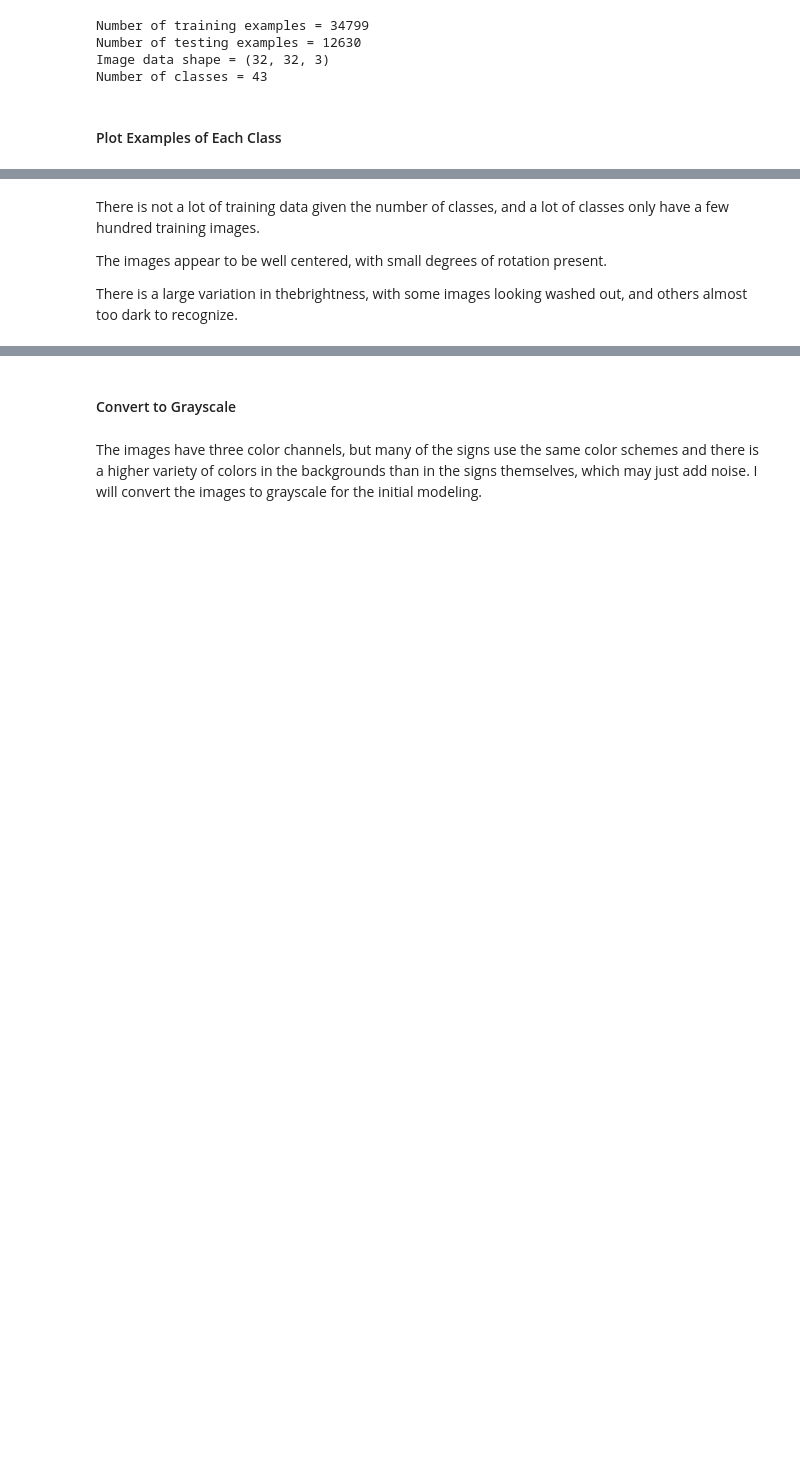
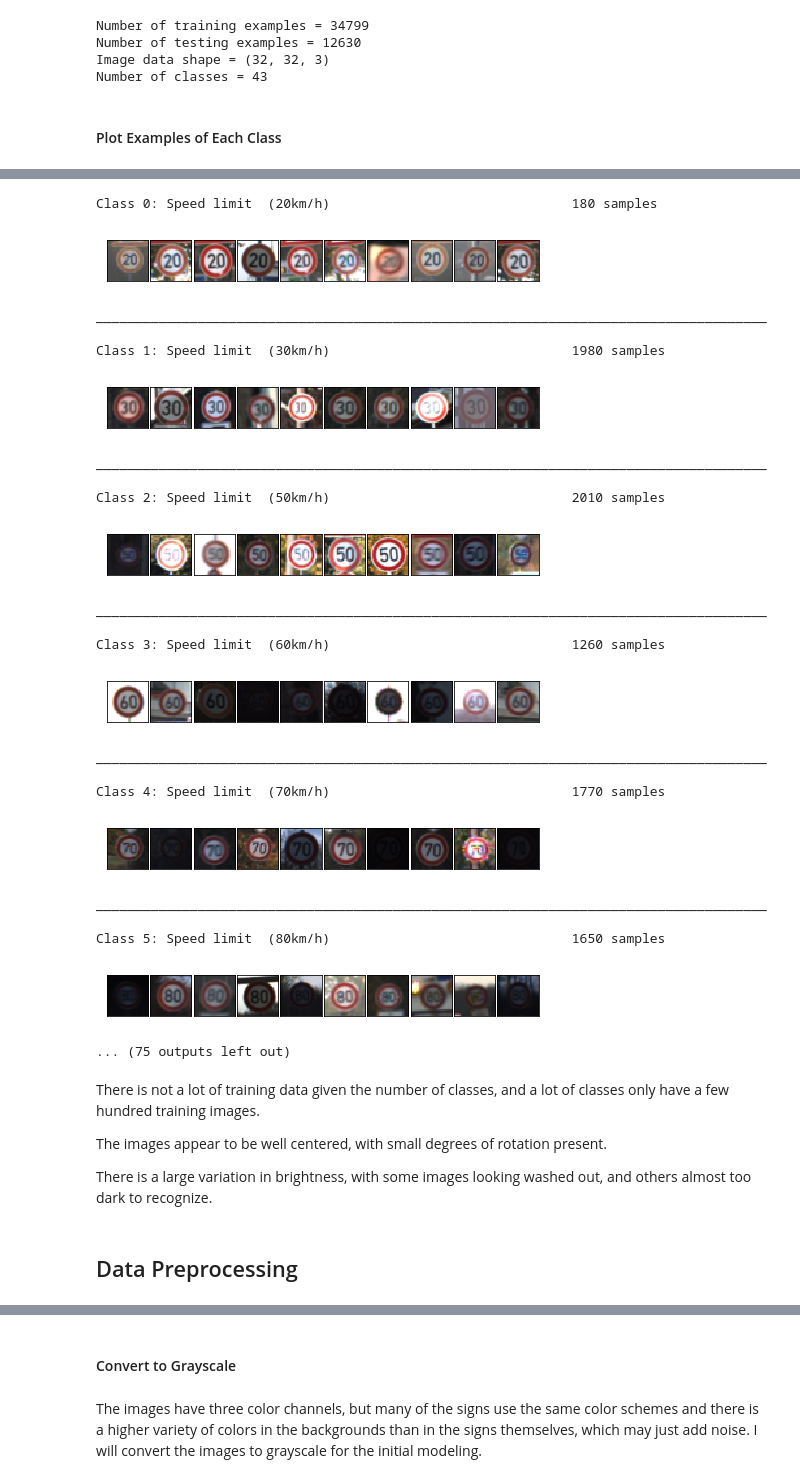
Before and after one commit to DerekSamsom/Capstone2, a Jupyter notebook: Code/Capstone_2_Traffic_sign_Recognition.ipynb, the cells around one changed output, grey strips where cells are left out. Saved outputs shown, nothing was run; the diff lists cells and outputs as text; code cells hidden in the pictures; blank space fills up the shorter version.

```diff
--- a/Code/Capstone_2_Traffic_sign_Recognition.ipynb
+++ b/Code/Capstone_2_Traffic_sign_Recognition.ipynb
@@ -59,16 +64,33 @@ Number of classes = 43
 # %%
-import random
-sign_class_names = pd.read_csv("sign_class_names.csv").values[:, 1]
-col_width = max(len(name) for name in sign_class_names)
+def plot_class_examples(x, y):
 
-for cls, cls_index, cls_count in zip(unique, index, counts):
-    print("Class %i: %-*s  %s samples" % (cls, col_width, sign_class_names[cls], str(cls_count)))
+    import random
+    classes, counts = np.unique(y, return_counts=True)
+    num_classes = len(classes)
+    image_shape = x[0].shape
+    num_channel = image_shape[2]
+    sign_class_names = pd.read_csv("sign_class_names.csv").values[:, 1]
+    col_width = max(len(name) for name in sign_class_names)
 
-    fig = plt.figure(figsize = (6, 1))
-    fig.subplots_adjust(left = 0, right = 1, bottom = 0, top = 1, hspace = 0.05, wspace = 0.05)
-    random_indices = random.sample(range(cls_index, cls_index + cls_count), 10)
-    for i in range(10):
-        axis = fig.add_subplot(1, 10, i + 1, xticks=[], yticks=[])
-        axis.imshow(X_train[random_indices[i]])
-    plt.show()
-    print("______________________________________________________________________________________\n")
+    for i in range(num_classes):
+
+        indexes = y == i   #Creates boolean array lenth 34,799
+        count = np.sum(indexes)  # Counts total of samples per class for each iteration
+        x_samples = x[indexes]  #Creates a 4d numpy array of the iteration's class
+        class_count = len(x_samples)
+        print("Class %i: %-*s  %s samples" % (i, col_width, sign_class_names[i], str(class_count)))
+
+        fig = plt.figure(figsize = (6, 1))
+        fig.subplots_adjust(left = 0, right = 1, bottom = 0, top = 1, hspace = 0.05, wspace = 0.05)
+        random_indices = random.sample(range(class_count), 10)
+
+        for i in range(10):
+            if num_channel == 1:
+                axis = fig.add_subplot(1, 10, i + 1, xticks=[], yticks=[])
+                axis.imshow(x_samples[random_indices[i]].reshape(32,32), cmap = 'gray')
+            else:
+                axis = fig.add_subplot(1, 10, i + 1, xticks=[], yticks=[])
+                axis.imshow(x_samples[random_indices[i]].reshape(32,32,num_channel))
+
+        plt.show()
+        print("______________________________________________________________________________________\n")
@@ -99,6 +97,34 @@ Class 5: Speed limit  (80km/h)                               1650 samples
+# %%
+plot_class_examples(X_train, y_train)
+# %% [output]
+Class 0: Speed limit  (20km/h)                               180 samples
+[figure, added]
+______________________________________________________________________________________
+
+Class 1: Speed limit  (30km/h)                               1980 samples
+[figure, added]
+______________________________________________________________________________________
+
+Class 2: Speed limit  (50km/h)                               2010 samples
+[figure, added]
+______________________________________________________________________________________
+
+Class 3: Speed limit  (60km/h)                               1260 samples
+[figure, added]
+______________________________________________________________________________________
+
+Class 4: Speed limit  (70km/h)                               1770 samples
+[figure, added]
+______________________________________________________________________________________
+
+Class 5: Speed limit  (80km/h)                               1650 samples
+[figure, added]
+... (75 outputs left out)
 # %% [markdown]
 There is not a lot of training data given the number of classes, and a lot of classes only have a few hundred training images.
 
 The images appear to be well centered, with small degrees of rotation present.
 
-There is a large variation in thebrightness, with some images looking washed out, and others almost too dark to recognize.
+There is a large variation in brightness, with some images looking washed out, and others almost too dark to recognize.
+# %% [markdown]
+## Data Preprocessing
```
Also changed, not shown: parts of 117 cells of this notebook.
